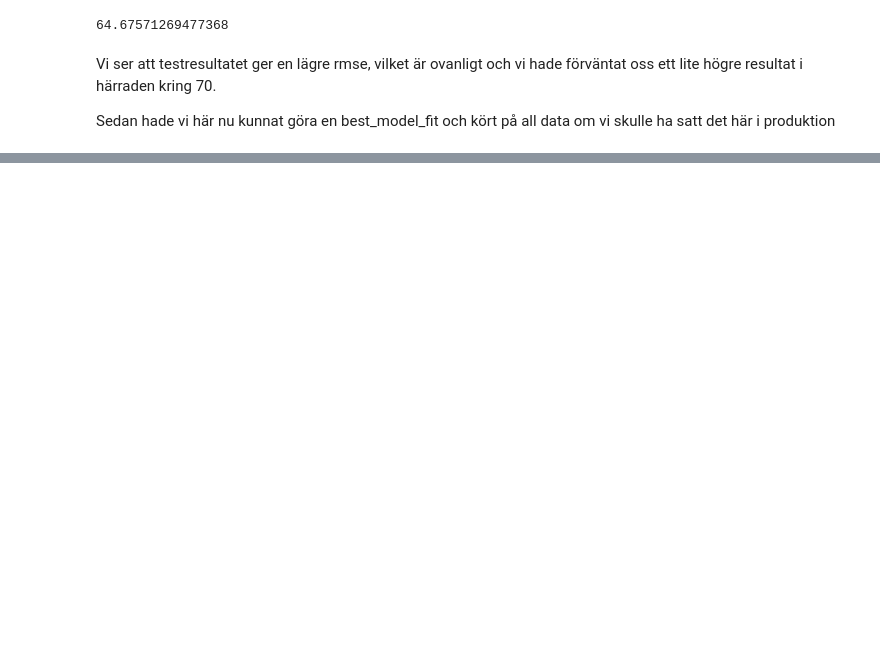
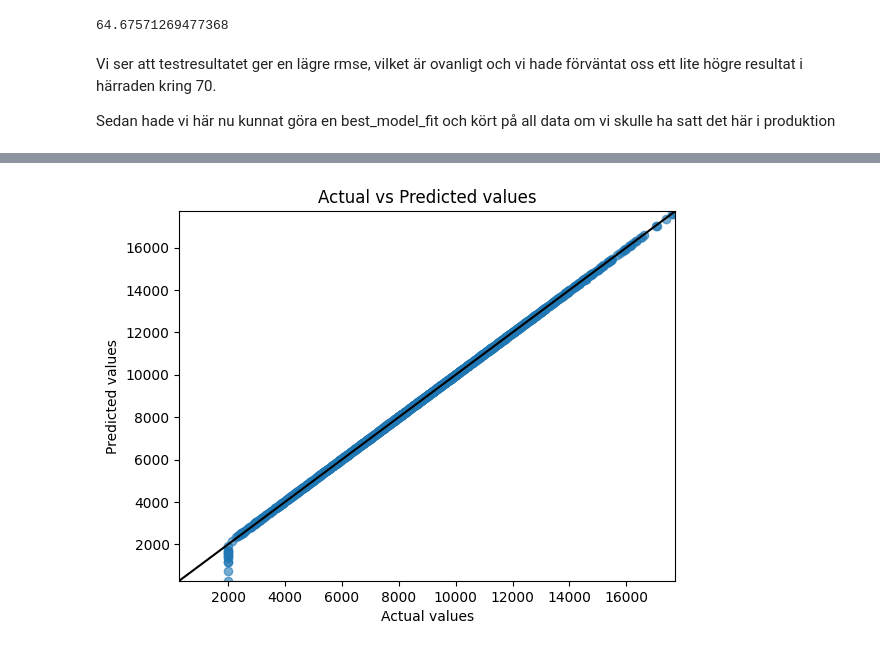
Before and after one commit to LinusMrad/ML-kunskapskontroll-1, a Jupyter notebook: Kunskapskontroll.ipynb, the cells around one changed output, grey strips where cells are left out. Drawn from its saved outputs; the diff is of its cells as text; code cells hidden in the pictures; blank space fills up the shorter version.

```diff
--- a/Kunskapskontroll.ipynb
+++ b/Kunskapskontroll.ipynb
@@ -508,0 +514,18 @@ Vad ska vi presentera för data - Göra en sammanställning av datan, någon vis
+# %%
+min_val = min(y_test.min(), y_pred.min())
+max_val = max(y_test.max(), y_pred.max())
+
+plt.scatter(y_test, y_pred, alpha=0.6)
+plt.plot([min_val, max_val], [min_val, max_val],
+         color="black")
+
+plt.xlabel("Actual values")
+plt.ylabel("Predicted values")
+plt.title("Actual vs Predicted values")
+
+plt.xlim(min_val, max_val)
+plt.ylim(min_val, max_val)
+
+plt.show()
+# %% [output]
+[figure, added]
```
Also changed, not shown: parts of 8 cells of this notebook.
